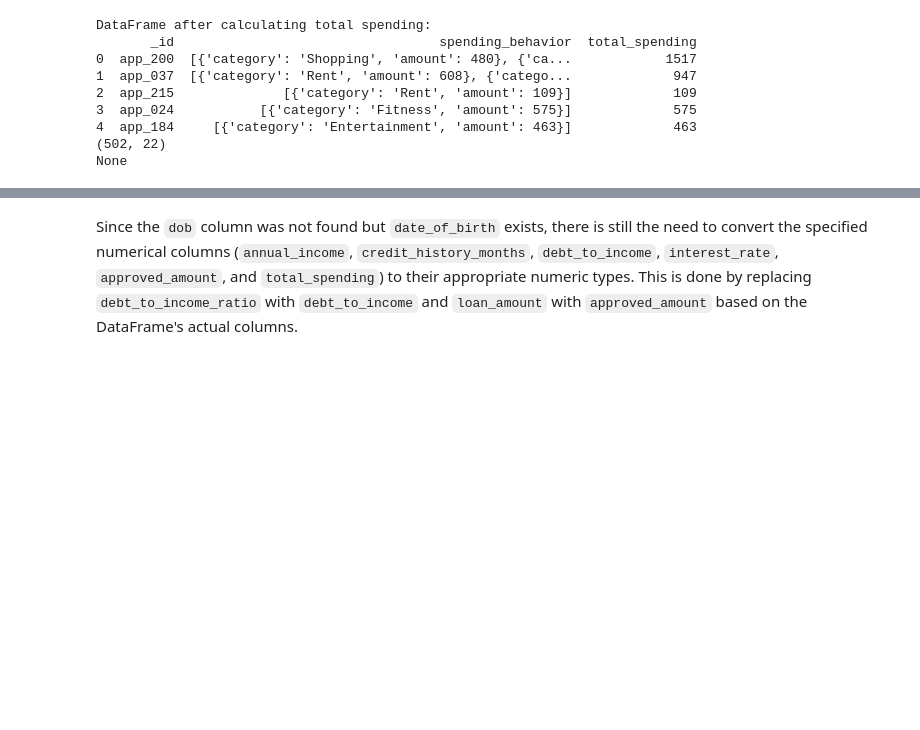
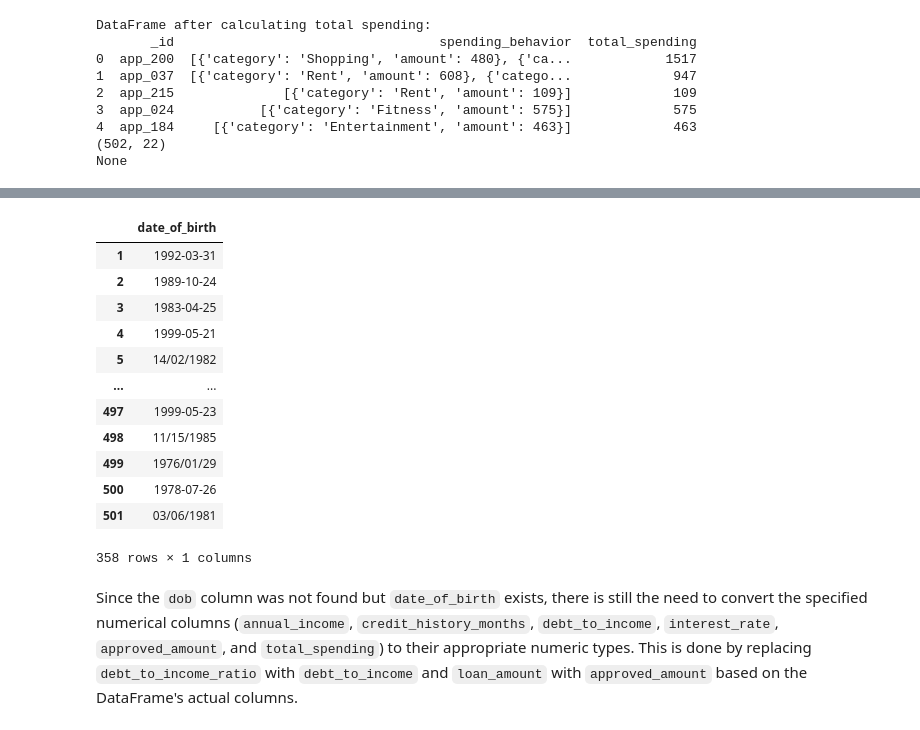
Before and after one commit to JonasKnosp/dego-project-team11-TXC, a Jupyter notebook: notebooks/01-data-quality.ipynb, the cells around one changed output, grey strips where cells are left out. Saved outputs shown, nothing was run; the diff lists cells and outputs as text; code cells hidden in the pictures; blank space fills up the shorter version.

Commit message:
Addressing date format inconsistencies

```diff
--- a/notebooks/01-data-quality.ipynb
+++ b/notebooks/01-data-quality.ipynb
@@ -169,0 +118,28 @@ Index(['_id', 'spending_behavior', 'processing_timestamp', 'loan_purpose',
+# %%
+import pandas as pd
+import re
+
+# Function to detect generalized date formats
+def detect_format(d):
+    d = str(d).strip()
+    if re.match(r"^\d{4}-\d{1,2}-\d{1,2}$", d):
+        return "YYYY-MM-DD"
+    elif re.match(r"^\d{1,2}/\d{1,2}/\d{4}$", d):
+        return "DD/MM/YYYY or MM/DD/YYYY"
+    elif re.match(r"^\d{1,2}-\d{1,2}-\d{2}$", d):
+        return "DD-MM-YY"
+    elif re.match(r"^\d{1,2} [A-Za-z]{3} \d{4}$", d):
+        return "D Mon YYYY"
+    elif re.match(r"^[A-Za-z]+ \d{1,2}, \d{4}$", d):
+        return "Month D, YYYY"
+    else:
+        return "Unknown"
+
+# Detect format type for each row
+df['format_type'] = df['date_of_birth'].apply(detect_format)
+
+# Count how many rows each format appears in
+row_counts = df['format_type'].value_counts()
+
+print("Number of rows per date format:")
+print(row_counts)
@@ -169,0 +155,15 @@ Index(['_id', 'spending_behavior', 'processing_timestamp', 'loan_purpose',
+# %%
+import pandas as pd
+
+# Parse all dates to datetime (dayfirst=True to handle DD/MM/YYYY)
+df['date_of_birth_parsed'] = pd.to_datetime(df['date_of_birth'], errors='coerce', dayfirst=True)
+
+# Standardize to YYYY-MM-DD
+df['date_of_birth_standardized'] = df['date_of_birth_parsed'].dt.strftime('%Y-%m-%d')
+
+# Check how many rows failed parsing (still NaT)
+failed = df['date_of_birth_standardized'].isna().sum()
+print(f"Number of rows that failed parsing: {failed}")
+
+# Sample of standardized dates
+print(df[['date_of_birth', 'date_of_birth_standardized']].head(10))
@@ -169,0 +183,16 @@ Index(['_id', 'spending_behavior', 'processing_timestamp', 'loan_purpose',
+# %%
+df[df['date_of_birth_standardized'].isna()][['date_of_birth']]
+# %% [output]
+|  | date_of_birth |
+| 1 | 1992-03-31 |
+| 2 | 1989-10-24 |
+| 3 | 1983-04-25 |
+| 4 | 1999-05-21 |
+| 5 | 14/02/1982 |
+| ... | ... |
+| 497 | 1999-05-23 |
+| 498 | 11/15/1985 |
+| 499 | 1976/01/29 |
+| 500 | 1978-07-26 |
+| 501 | 03/06/1981 |
+358 rows × 1 columns
```
Also changed, not shown: parts of 20 cells of this notebook, 1 other file.
